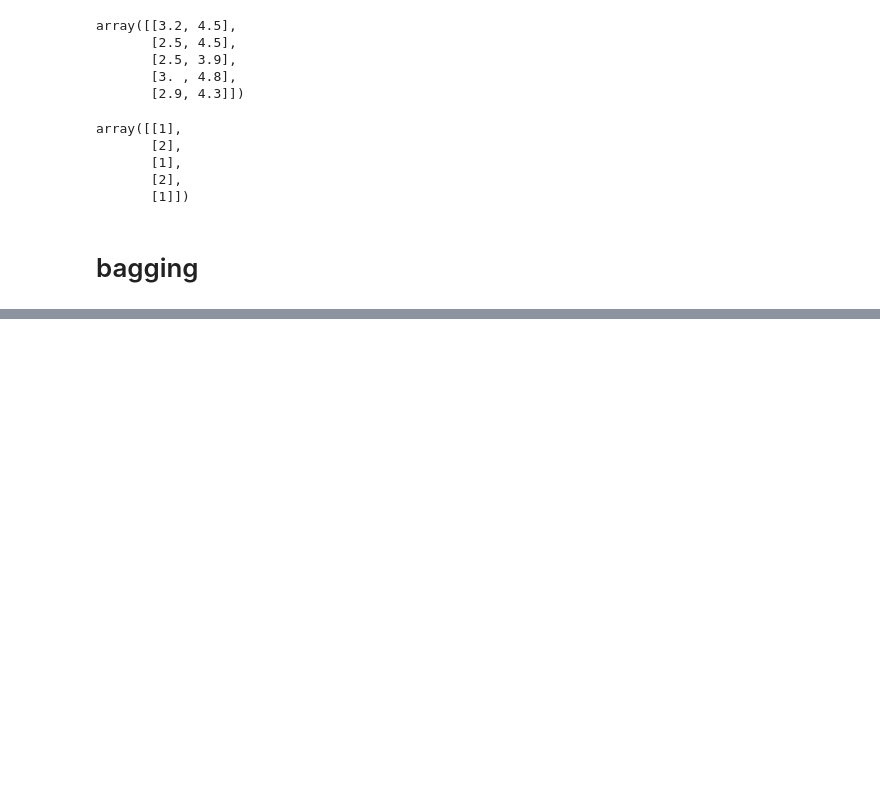
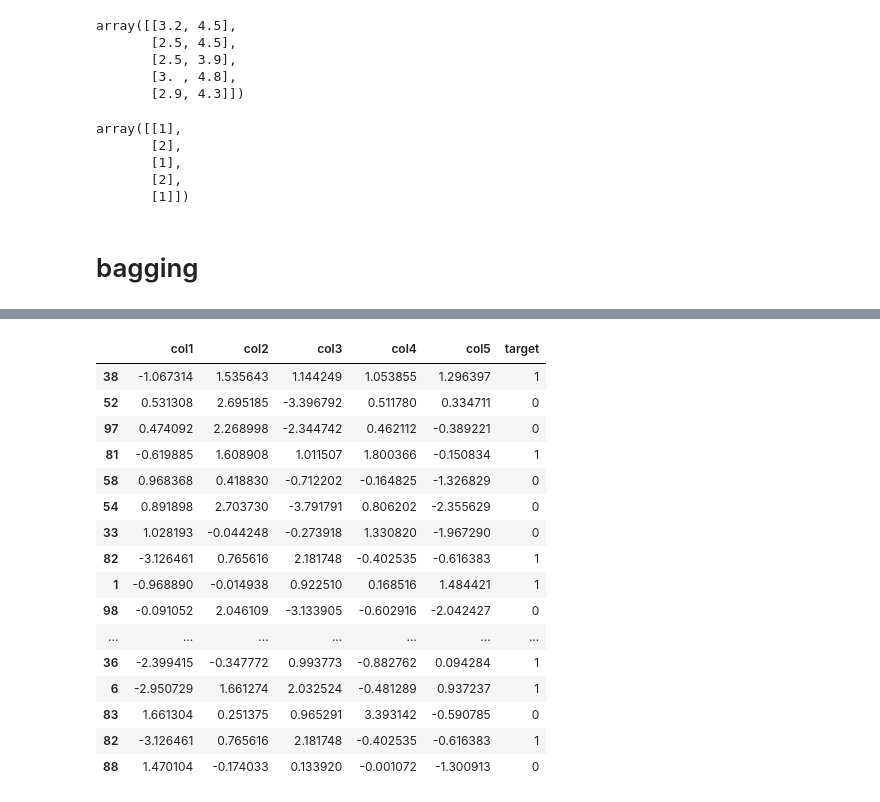
Before and after one commit to Lucifer55555/Backup, a Jupyter notebook: python_practice/Random_forest.ipynb, the cells around one changed output, grey strips where cells are left out. Saved outputs shown, nothing was run; the diff lists cells and outputs as text; code cells hidden in the pictures; blank space fills up the shorter version.

```diff
--- a/python_practice/Random_forest.ipynb
+++ b/python_practice/Random_forest.ipynb
@@ -234,0 +241,7 @@ prediction5 [2]
+# %%
+x,y=make_classification(n_features=5, n_redundant=0, n_informative=5, n_clusters_per_class=1)
+# %%
+df=pd.DataFrame(x,columns=['col1','col2','col3','col4','col5'])
+df['target']=y
+print(df.shape)
+df.head()
@@ -234,0 +269,21 @@ prediction5 [2]
+# %%
+df1=sample_rows(df,0.2)
+df1
+# %% [output]
+|  | col1 | col2 | col3 | col4 | col5 | target |
+| 38 | -1.067314 | 1.535643 | 1.144249 | 1.053855 | 1.296397 | 1 |
+| 52 | 0.531308 | 2.695185 | -3.396792 | 0.511780 | 0.334711 | 0 |
+| 97 | 0.474092 | 2.268998 | -2.344742 | 0.462112 | -0.389221 | 0 |
+| 81 | -0.619885 | 1.608908 | 1.011507 | 1.800366 | -0.150834 | 1 |
+| 58 | 0.968368 | 0.418830 | -0.712202 | -0.164825 | -1.326829 | 0 |
+| 54 | 0.891898 | 2.703730 | -3.791791 | 0.806202 | -2.355629 | 0 |
+| 33 | 1.028193 | -0.044248 | -0.273918 | 1.330820 | -1.967290 | 0 |
+| 82 | -3.126461 | 0.765616 | 2.181748 | -0.402535 | -0.616383 | 1 |
+| 1 | -0.968890 | -0.014938 | 0.922510 | 0.168516 | 1.484421 | 1 |
+| 98 | -0.091052 | 2.046109 | -3.133905 | -0.602916 | -2.042427 | 0 |
+| ... | ... | ... | ... | ... | ... | ... |
+| 36 | -2.399415 | -0.347772 | 0.993773 | -0.882762 | 0.094284 | 1 |
+| 6 | -2.950729 | 1.661274 | 2.032524 | -0.481289 | 0.937237 | 1 |
+| 83 | 1.661304 | 0.251375 | 0.965291 | 3.393142 | -0.590785 | 0 |
+| 82 | -3.126461 | 0.765616 | 2.181748 | -0.402535 | -0.616383 | 1 |
+| 88 | 1.470104 | -0.174033 | 0.133920 | -0.001072 | -1.300913 | 0 |
```
Also changed, not shown: parts of 34 cells of this notebook, 3 other files.
